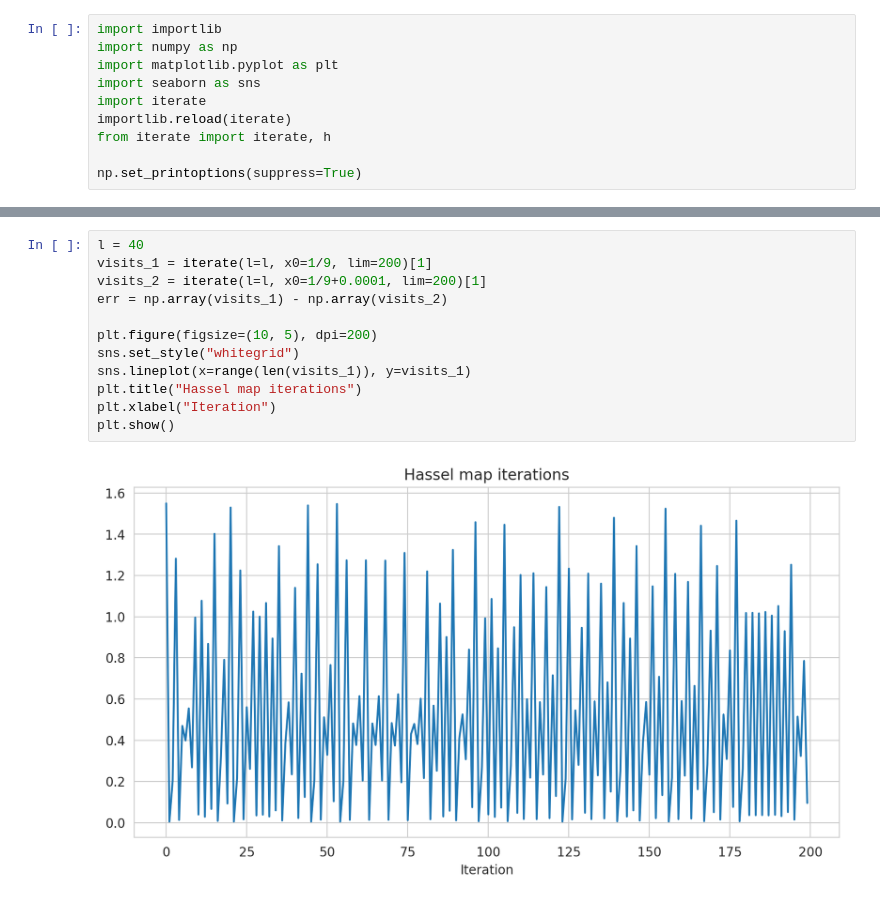
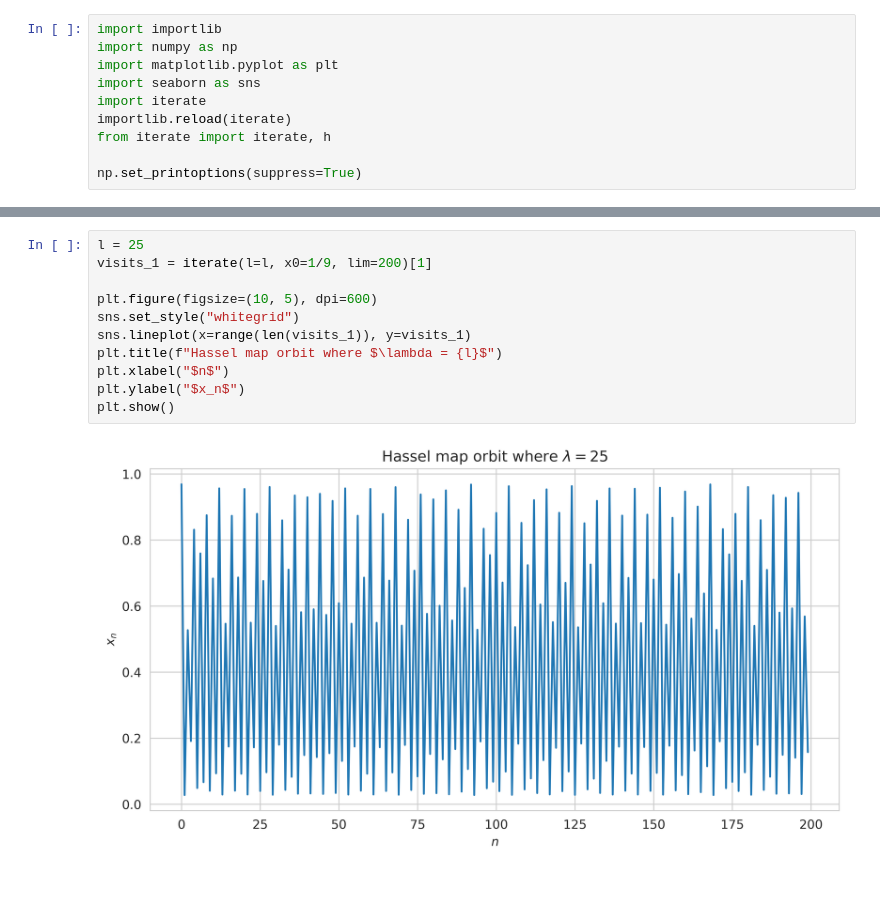
Before and after one commit to BruhSoundEffectNumber2/c455-project, a Jupyter notebook: orbits.ipynb, the cells around one changed output, grey strips where cells are left out. Saved outputs shown, nothing was run; the diff lists cells and outputs as text.

```diff
--- a/orbits.ipynb
+++ b/orbits.ipynb
@@ -47,14 +72,13 @@ plt.show()
 # %%
-l = 40
+l = 25
 visits_1 = iterate(l=l, x0=1/9, lim=200)[1]
-visits_2 = iterate(l=l, x0=1/9+0.0001, lim=200)[1]
-err = np.array(visits_1) - np.array(visits_2)
 
-plt.figure(figsize=(10, 5), dpi=200)
+plt.figure(figsize=(10, 5), dpi=600)
 sns.set_style("whitegrid")
 sns.lineplot(x=range(len(visits_1)), y=visits_1)
-plt.title("Hassel map iterations")
-plt.xlabel("Iteration")
+plt.title(f"Hassel map orbit where $\lambda = {l}$")
+plt.xlabel("$n$")
+plt.ylabel("$x_n$")
 plt.show()
 # %% [output]
-[figure, old version]
+[figure, new version]
```
Also changed, not shown: parts of 7 cells of this notebook, 5 other files.
